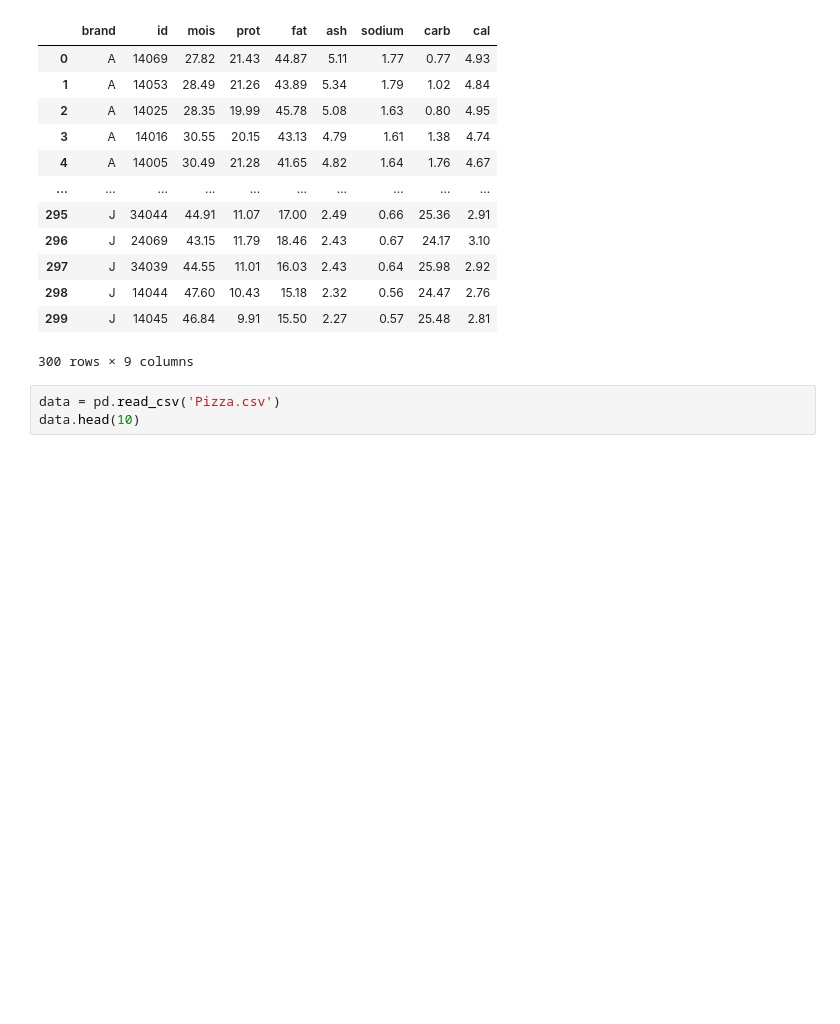
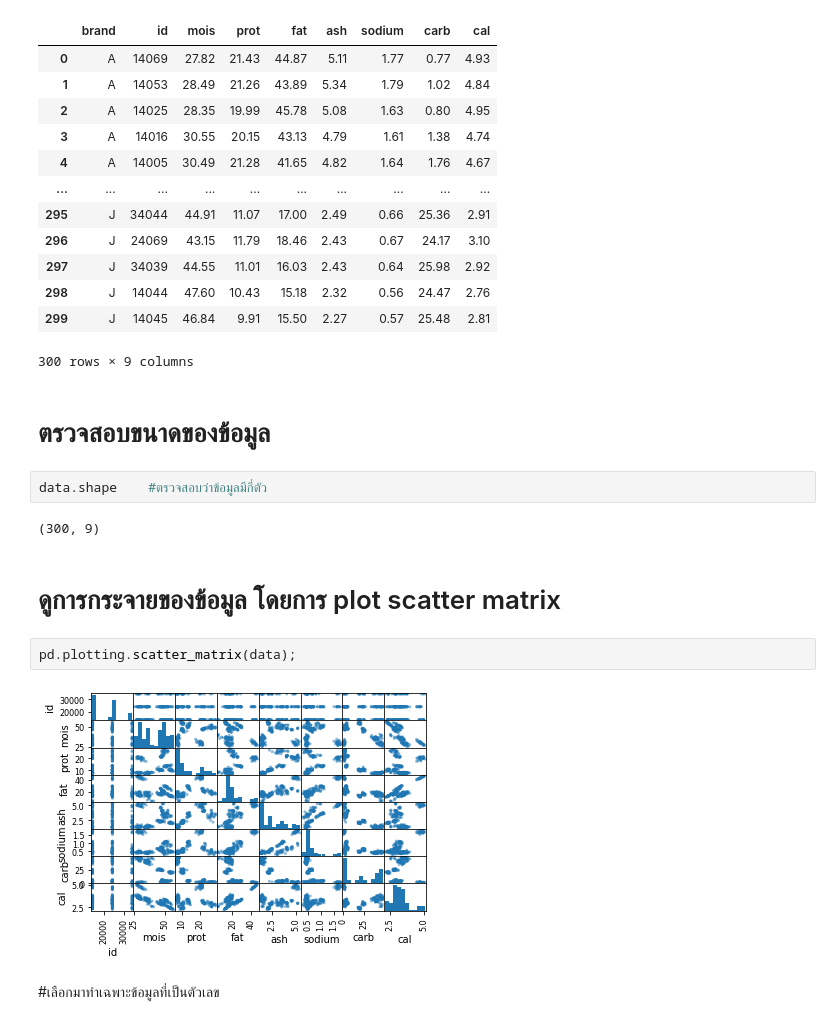
Before and after one commit to Jiraporn-klobrat/multivariate-, a Jupyter notebook: Exam.ipynb, the cells around one changed output. Cells and saved outputs as stored; diff of their text form; blank space fills up the shorter version.

```diff
--- a/Exam.ipynb
+++ b/Exam.ipynb
@@ -19,6 +21,17 @@ data
 | 298 | J | 14044 | 47.60 | 10.43 | 15.18 | 2.32 | 0.56 | 24.47 | 2.76 |
 | 299 | J | 14045 | 46.84 | 9.91 | 15.50 | 2.27 | 0.57 | 25.48 | 2.81 |
 300 rows × 9 columns
-# %%
-data = pd.read_csv('Pizza.csv')
-data.head(10)
+# %% [markdown]
+# ตรวจสอบขนาดของข้อมูล
+# %%
+data.shape    #ตรวจสอบว่าข้อมูลมีกี่ตัว
+# %% [output]
+(300, 9)
+# %% [markdown]
+# ดูการกระจายของข้อมูล โดยการ plot scatter matrix
+# %%
+pd.plotting.scatter_matrix(data);
+# %% [output]
+[figure, added]
+# %% [markdown]
+#เลือกมาทำเฉพาะข้อมูลที่เป็นตัวเลข
```
Also changed, not shown: parts of 40 cells of this notebook.
